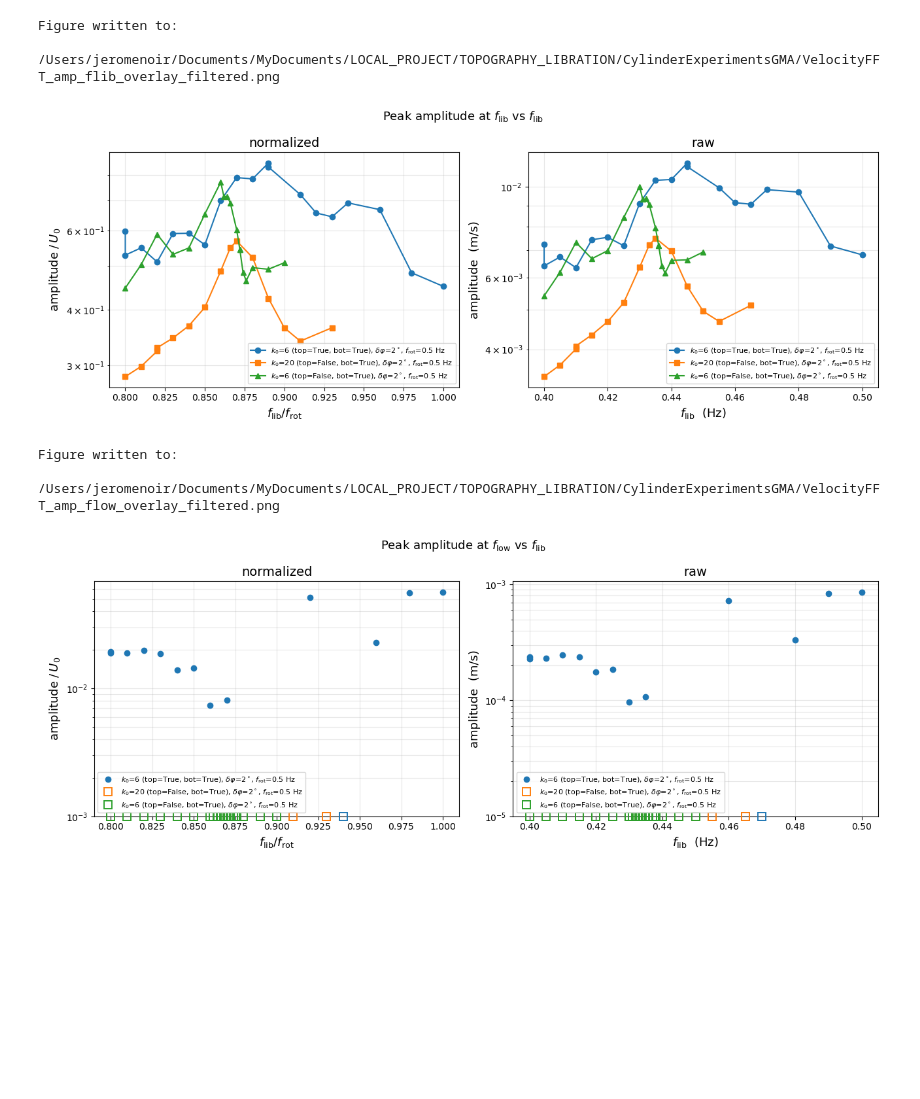
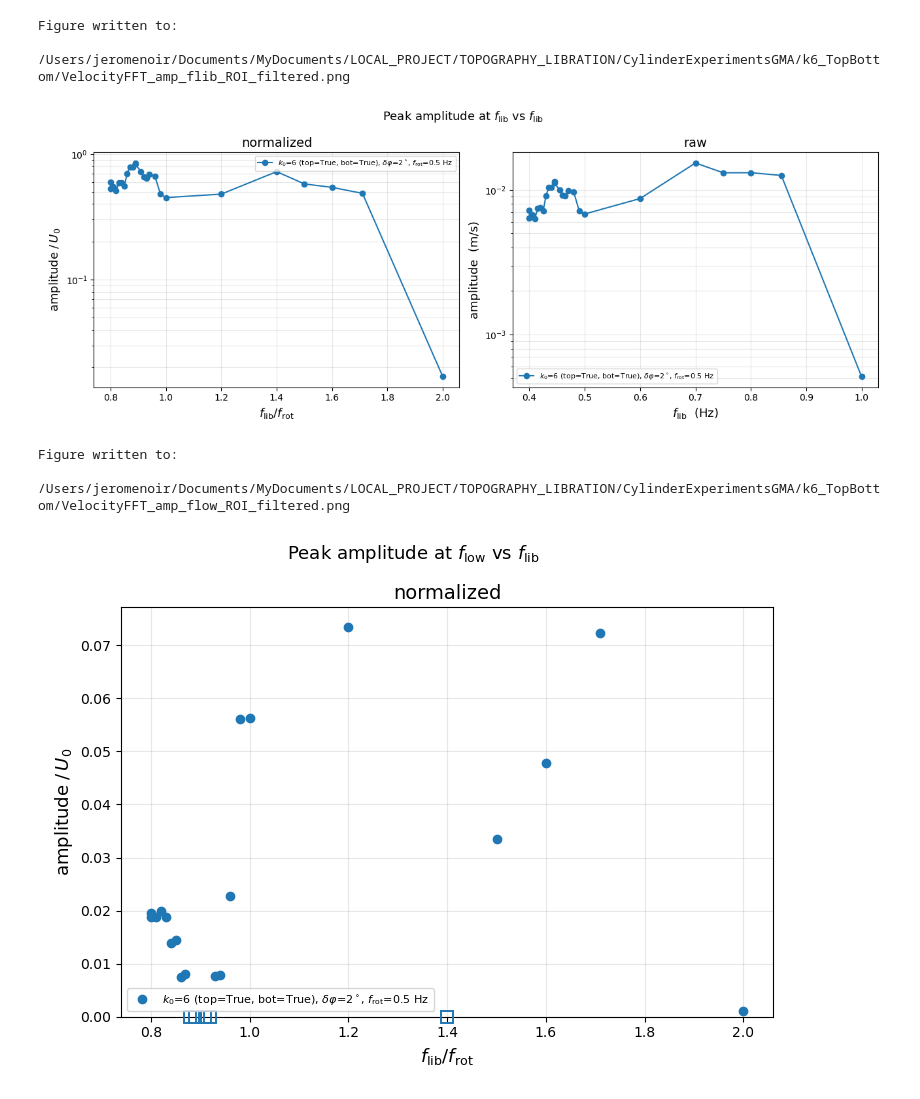
Before and after one commit to jeromeNoir/PIVlab-line-command-pythonProcessing, a Jupyter notebook: PIVlab_pythonProcessing/plot_resonance_summary.ipynb, the cells around one changed output. Drawn from its saved outputs; the diff is of its cells as text; code cells hidden in the pictures; blank space fills up the shorter version.

Commit message:
cleaning up the code and adding a reprocess of single velocity starting from PIV field

```diff
--- a/PIVlab_pythonProcessing/plot_resonance_summary.ipynb
+++ b/PIVlab_pythonProcessing/plot_resonance_summary.ipynb
@@ -49,7 +70,7 @@ from piv_postprocessing_lib import (topography_arrangement, figure_filename, lib
 import builtins
 if not hasattr(builtins, "_piv_real_print"):
     builtins._piv_real_print = builtins.print
-MUTE_PRINT = False
+MUTE_PRINT = True
 builtins.print = (lambda *a, **k: None) if MUTE_PRINT else builtins._piv_real_print
 
 # Region tag used to build the default file list and the output name.
@@ -68,9 +89,17 @@ _CEG = ("/Users/jeromenoir/Documents/MyDocuments/LOCAL_PROJECT/"
         "TOPOGRAPHY_LIBRATION/CylinderExperimentsGMA")
 SUMMARY_FILES = [
     os.path.join(_CEG, "k6_TopBottom", "KineticEnergy_summary_%s.csv" % tag),
-    os.path.join(_CEG, "k20_bottomOnly", "KineticEnergy_summary_%s.csv" % tag),
-    os.path.join(_CEG, "k6_bottomOnly", "KineticEnergy_summary_%s.csv" % tag)
+    # os.path.join(_CEG, "k20_bottomOnly", "KineticEnergy_summary_%s.csv" % tag),
+    # os.path.join(_CEG, "k6_bottomOnly", "KineticEnergy_summary_%s.csv" % tag)
 ]
+
+# Where the overlay figures are written: with a SINGLE summary file, beside that
+# file (in its own dataset folder); with several, gathered in the project root.
+_OUT_DIR = os.path.dirname(SUMMARY_FILES[0]) if len(SUMMARY_FILES) == 1 else _CEG
+# Name tag on the output figures: the region tag for a SINGLE dataset (so the
+# names match that dataset's own figures, e.g. KineticEnergy_vs_fstar_ROI), or
+# 'overlay' when several datasets are combined.
+_NAME_TAG = tag if len(SUMMARY_FILES) == 1 else 'overlay'
 
 # Figure output stem (xaxis/normalized appended). None -> beside the 1st summary.
 OUTPUT_STEM = None
@@ -79,8 +108,8 @@ OUTPUT_STEM = None
 # tuple e.g. (0.1, 1.0) -- inclusive. (Applied in the filter cell below.)
 SELECT_FROT  = 0.5     # Hz,  e.g. 0.5
 SELECT_FLIB  = None    # Hz,  e.g. 0.44  or  [0.40, 0.44]
-SELECT_FSTAR = (0,1)    # e.g. 3.0  or  (0.1, 1.0) for a range
-SELECT_DPHI  = 2    # deg, e.g. 2.0
+SELECT_FSTAR = (0, 2)  # e.g. 3.0  or  (0.1, 1.0) for a range
+SELECT_DPHI  = 2       # deg, e.g. 2.0
 
 # Topography selection: one of
 #   'all'            -> any topography (no filter)
@@ -376,7 +459,7 @@ k6_bottomOnly [ROI]                 19 of  49 runs
 # The figure is built HERE (cell top level) so the %matplotlib widget backend
 # shows it interactively. Both raw and normalized are saved; a filtered view
 # gets a '_filtered' tag so it never overwrites the full resonance figure.
-_stem = OUTPUT_STEM or os.path.join(_CEG, "KineticEnergy_vs_fstar_overlay")
+_stem = OUTPUT_STEM or os.path.join(_OUT_DIR, "KineticEnergy_vs_fstar_%s" % _NAME_TAG)
 _ftag = "" if no_filter else "_filtered"
 
 for _norm in (False, True):
@@ -401,6 +484,6 @@ Figure written to:
 # %%
 # Peak amplitude at f_lib vs f_lib (left normalized /U0, right raw).
-# 'overlay' name -> saved in _CEG.
+# 'overlay' name -> saved in _OUT_DIR.
 _ft = "" if no_filter else "_filtered"
 if any(not s["df"].empty for s in vfft_summaries_sel):
     fig, axes = plt.subplots(1, 2, figsize=(13, 5))
@@ -408,7 +491,7 @@ if any(not s["df"].empty for s in vfft_summaries_sel):
     fig.suptitle(r"Peak amplitude at $f_{\mathrm{lib}}$ vs $f_{\mathrm{lib}}$",
                  fontsize=13)
     fig.tight_layout()
-    _out = figure_filename(os.path.join(_CEG, "VelocityFFT_amp_flib_overlay" + _ft),
+    _out = figure_filename(os.path.join(_OUT_DIR, "VelocityFFT_amp_flib_%s" % _NAME_TAG + _ft),
                            FIG_FORMAT)
     fig.savefig(_out, dpi=200, bbox_inches="tight")
     print("Figure written to:\n  %s" % _out)
@@ -416,26 +499,26 @@ else:
     print("No VelocityFFT summaries -- amp(f_lib) figure skipped.")
 # %% [output]
 Figure written to:
-  /Users/jeromenoir/Documents/MyDocuments/LOCAL_PROJECT/TOPOGRAPHY_LIBRATION/CylinderExperimentsGMA/VelocityFFT_amp_flib_overlay_filtered.png
+  /Users/jeromenoir/Documents/MyDocuments/LOCAL_PROJECT/TOPOGRAPHY_LIBRATION/CylinderExperimentsGMA/k6_TopBottom/VelocityFFT_amp_flib_ROI_filtered.png
-[figure, old version]
+[figure, new version]
 # %%
-# Peak amplitude at f_low vs f_lib (left normalized /U0, right raw).
-# 'overlay' name -> saved in _CEG.
+# Peak amplitude at f_low vs f* -- NORMALIZED panel only (no raw panel).
 _ft = "" if no_filter else "_filtered"
 if any(not s["df"].empty for s in vfft_summaries_sel):
-    fig, axes = plt.subplots(1, 2, figsize=(13, 5))
-    draw_amp_summary(axes, vfft_summaries_sel, ["flow"], nan_as_floor=True)
+    fig, ax = plt.subplots(figsize=(7.5, 5.5))
+    draw_amp_summary(ax, vfft_summaries_sel, ["flow"], nan_as_floor=True,
+                     panels=("star",), logy=False)
     fig.suptitle(r"Peak amplitude at $f_{\mathrm{low}}$ vs $f_{\mathrm{lib}}$", fontsize=13)
     fig.tight_layout()
-    _out = figure_filename(os.path.join(_CEG, "VelocityFFT_amp_flow_overlay" + _ft),
+    _out = figure_filename(os.path.join(_OUT_DIR, "VelocityFFT_amp_flow_%s" % _NAME_TAG + _ft),
                            FIG_FORMAT)
     fig.savefig(_out, dpi=200, bbox_inches="tight")
     print("Figure written to:\n  %s" % _out)
 else:
     print("No VelocityFFT summaries -- amp(flow) figure skipped.")
 # %% [output]
 Figure written to:
-  /Users/jeromenoir/Documents/MyDocuments/LOCAL_PROJECT/TOPOGRAPHY_LIBRATION/CylinderExperimentsGMA/VelocityFFT_amp_flow_overlay_filtered.png
+  /Users/jeromenoir/Documents/MyDocuments/LOCAL_PROJECT/TOPOGRAPHY_LIBRATION/CylinderExperimentsGMA/k6_TopBottom/VelocityFFT_amp_flow_ROI_filtered.png
-[figure, old version]
+[figure, new version]
 # %%
 # Peak amplitude at f_lib - f_low vs f_lib (left normalized /U0, right raw).
```
Also changed, not shown: parts of 9 cells of this notebook, 10 other files.
